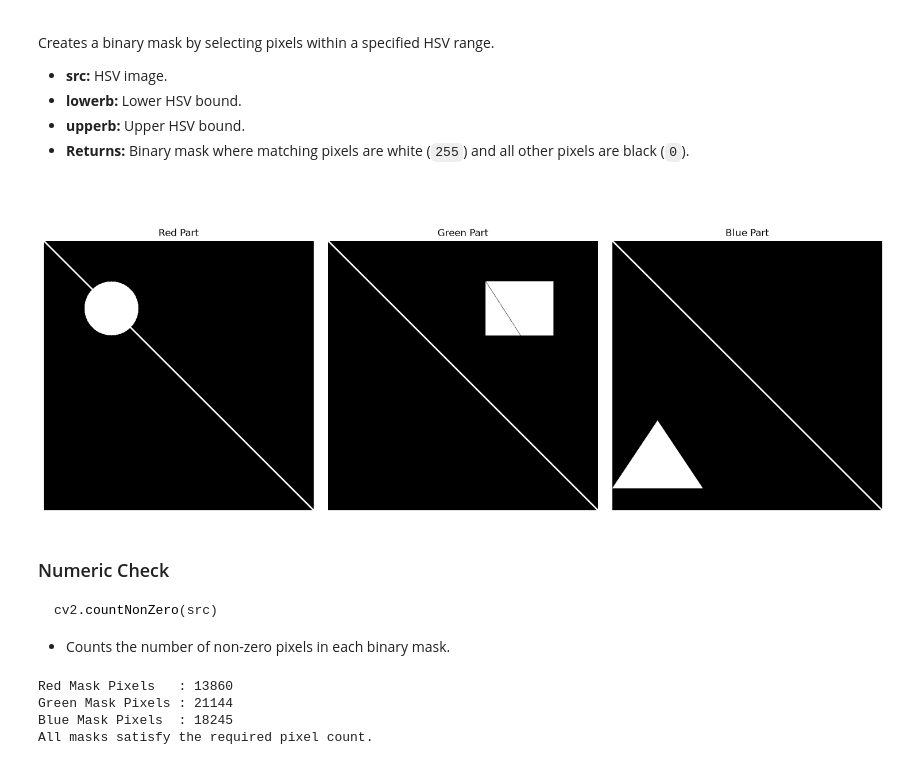
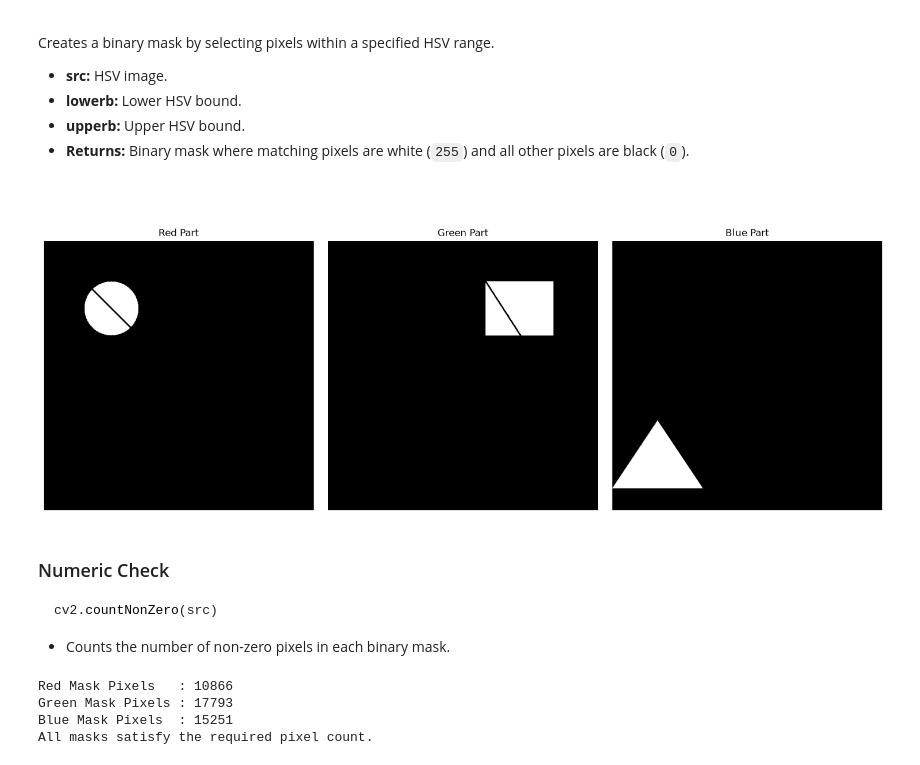
Before and after one commit to Sandee999/opencv, a Jupyter notebook: week01/task02.ipynb, the cells around one changed output. Saved outputs shown, nothing was run; the diff lists cells and outputs as text; code cells hidden in the pictures.

````diff
--- a/week01/task02.ipynb
+++ b/week01/task02.ipynb
@@ -209,35 +209,44 @@ Creates a binary mask by selecting pixels within a specified HSV range.
 - **Returns:** Binary mask where matching pixels are white (`255`) and all other pixels are black (`0`).
 ```
 # %%
-red_img = cv.inRange(img_rgb, BLACK, RED)
-green_img = cv.inRange(img_rgb, BLACK, GREEN)
-blue_img = cv.inRange(img_rgb, BLACK, BLUE)
+red_lower   = np.array([200,   0,   0])
+red_upper   = np.array([255,  80,  80])
+
+green_lower = np.array([  0, 200,   0])
+green_upper = np.array([ 80, 255,  80])
+
+blue_lower  = np.array([  0,   0, 200])
+blue_upper  = np.array([ 80,  80, 255])
+
+red_img   = cv.inRange(img_rgb, red_lower, red_upper)
+green_img = cv.inRange(img_rgb, green_lower, green_upper)
+blue_img  = cv.inRange(img_rgb, blue_lower, blue_upper)
 
 plt.figure(figsize=(15,5))
 
 # Subplot for Red Part
 plt.subplot(1,3,1)
 plt.imshow(red_img, cmap="gray")
 plt.title("Red Part")
 plt.axis("off")
 
 # Subplot for Green Part
 plt.subplot(1,3,2)
 plt.imshow(green_img, cmap="gray")
 plt.title("Green Part")
 plt.axis("off")
 
 # Subplot for Blue Part
 plt.subplot(1,3,3)
 plt.imshow(blue_img, cmap="gray")
 plt.title("Blue Part")
 plt.axis("off")
 
 plt.tight_layout()
 plt.savefig("output/4_masks.png")
 plt.show()
 # %% [output]
-[figure, old version]
+[figure, new version]
 # %% [markdown]
 ### Numeric Check
 
@@ -261,7 +270,7 @@ assert 8000 <= blue_pixels <= 30000
 
 print("All masks satisfy the required pixel count.")
 # %% [output]
-Red Mask Pixels   : 13860
-Green Mask Pixels : 21144
-Blue Mask Pixels  : 18245
+Red Mask Pixels   : 10866
+Green Mask Pixels : 17793
+Blue Mask Pixels  : 15251
 All masks satisfy the required pixel count.
````
Also changed, not shown: parts of 3 cells of this notebook, 3 other files.
